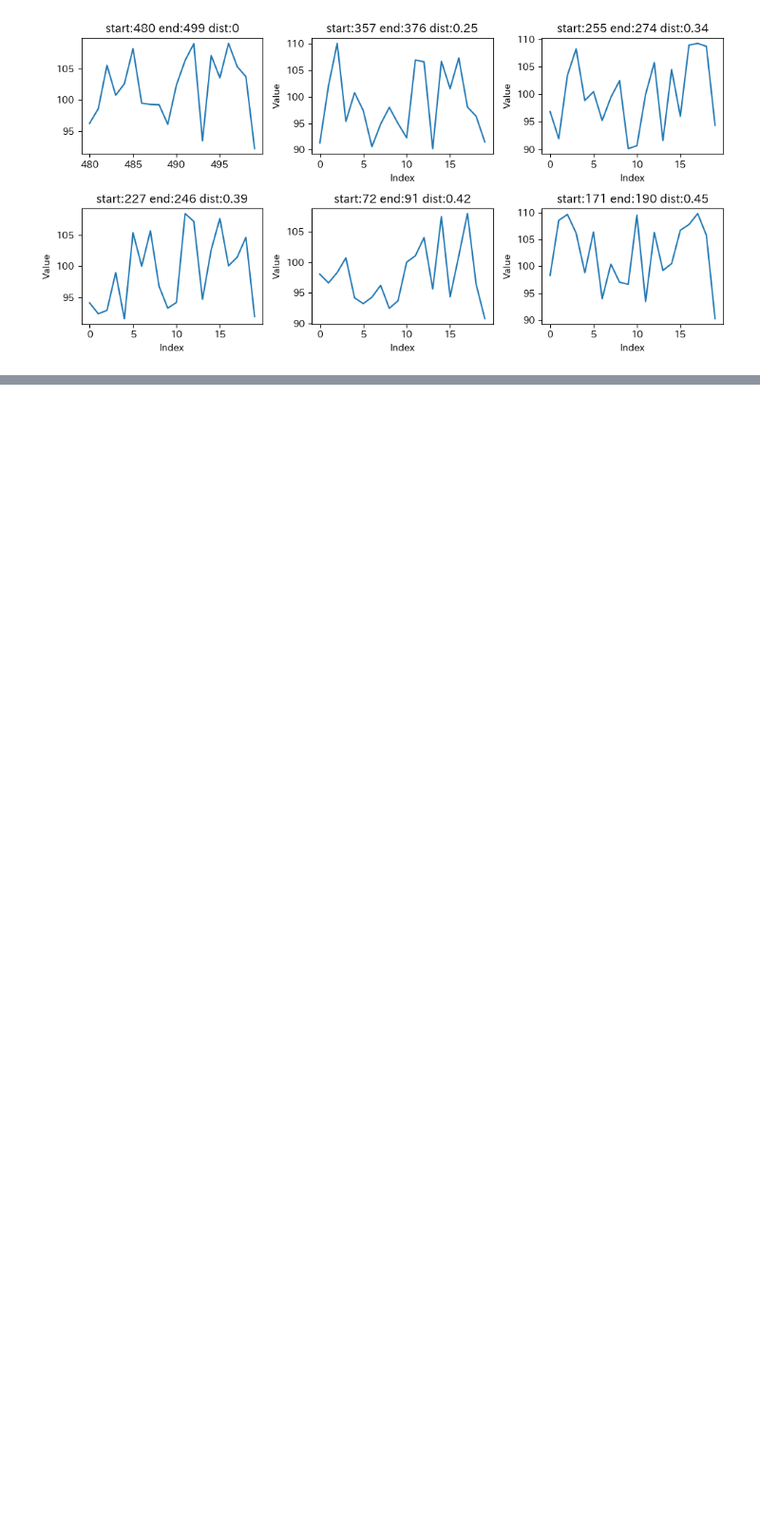
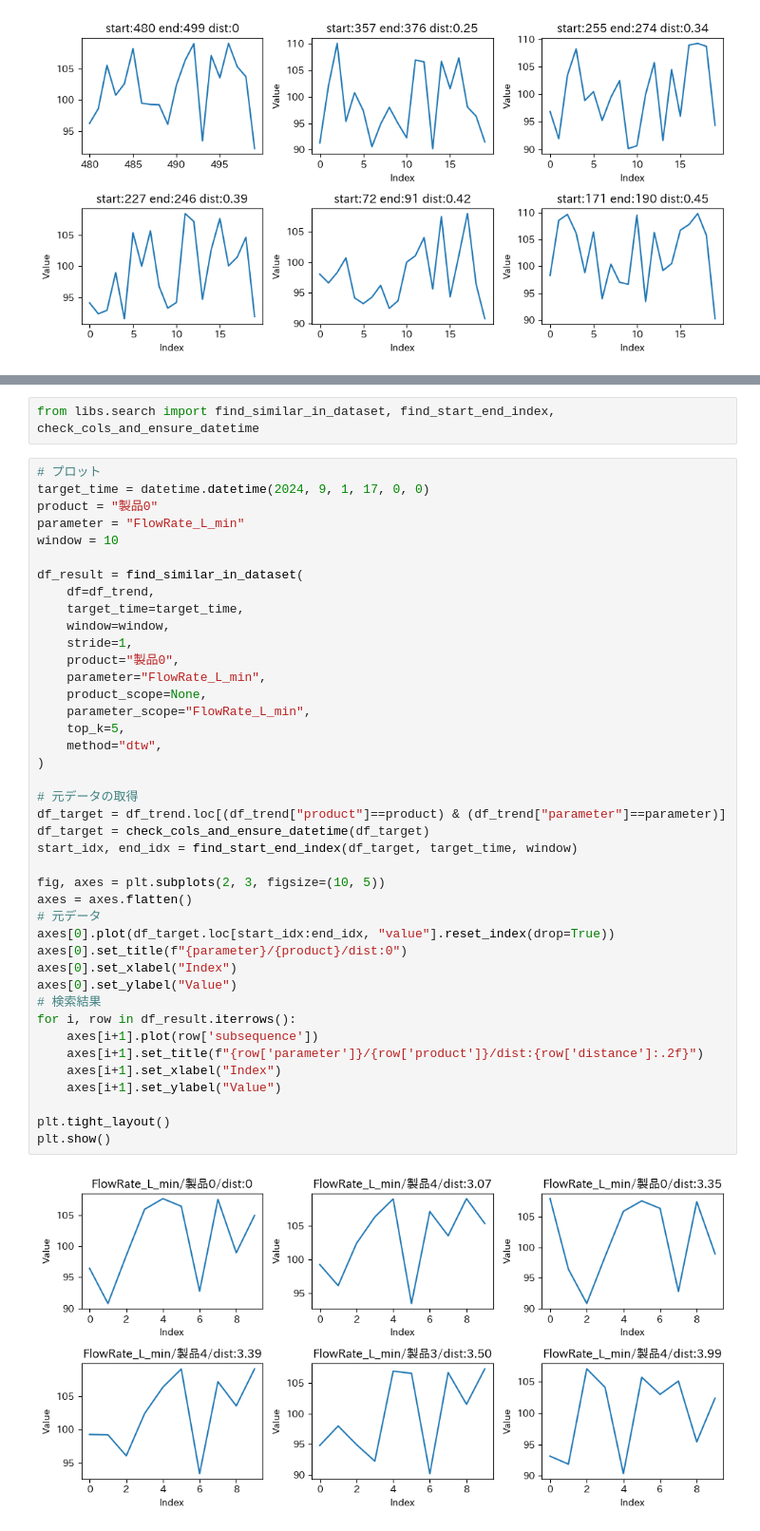
Before and after one commit to OsugiTakuya/control_chart_agent_demo, a Jupyter notebook: workdir/analyze_trend.ipynb, the cells around one changed output, grey strips where cells are left out. Shown: that part at 95% size. Saved outputs shown, nothing was run; the diff lists cells and outputs as text; blank space fills up the shorter version.

```diff
--- a/workdir/analyze_trend.ipynb
+++ b/workdir/analyze_trend.ipynb
@@ -109,0 +115,45 @@ plt.show()
+# %%
+from libs.search import find_similar_in_dataset, find_start_end_index, check_cols_and_ensure_datetime
+# %%
+# プロット
+target_time = datetime.datetime(2024, 9, 1, 17, 0, 0)
+product = "製品0"
+parameter = "FlowRate_L_min"
+window = 10
+
+df_result = find_similar_in_dataset(
+    df=df_trend,
+    target_time=target_time,
+    window=window,
+    stride=1,
+    product="製品0",
+    parameter="FlowRate_L_min",
+    product_scope=None,
+    parameter_scope="FlowRate_L_min",
+    top_k=5,
+    method="dtw",
+)
+
+# 元データの取得
+df_target = df_trend.loc[(df_trend["product"]==product) & (df_trend["parameter"]==parameter)]
+df_target = check_cols_and_ensure_datetime(df_target)
+start_idx, end_idx = find_start_end_index(df_target, target_time, window)
+
+fig, axes = plt.subplots(2, 3, figsize=(10, 5))
+axes = axes.flatten()
+# 元データ
+axes[0].plot(df_target.loc[start_idx:end_idx, "value"].reset_index(drop=True))
+axes[0].set_title(f"{parameter}/{product}/dist:0")
+axes[0].set_xlabel("Index")
+axes[0].set_ylabel("Value")
+# 検索結果
+for i, row in df_result.iterrows():
+    axes[i+1].plot(row['subsequence'])
+    axes[i+1].set_title(f"{row['parameter']}/{row['product']}/dist:{row['distance']:.2f}")
+    axes[i+1].set_xlabel("Index")
+    axes[i+1].set_ylabel("Value")
+
+plt.tight_layout()
+plt.show()
+# %% [output]
+[figure, added]
```
Also changed, not shown: parts of 10 cells of this notebook, 4 other files.
